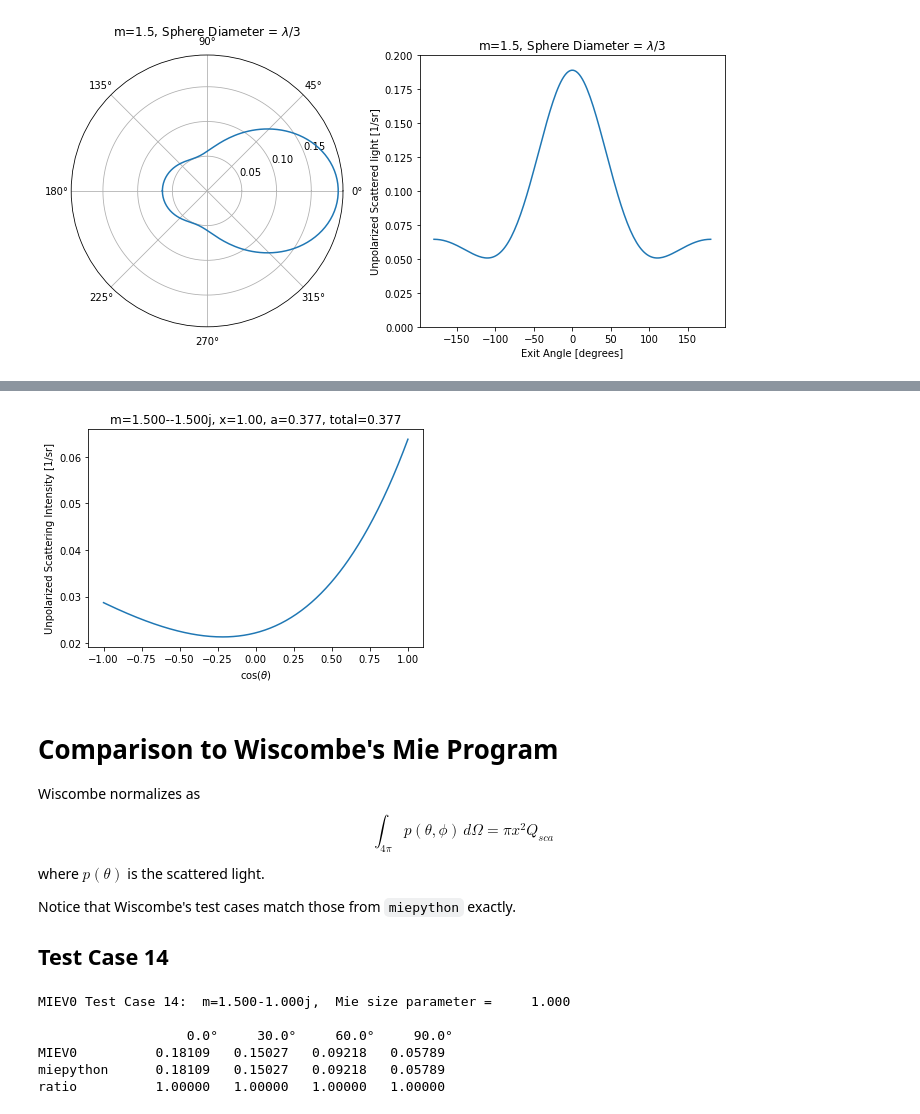
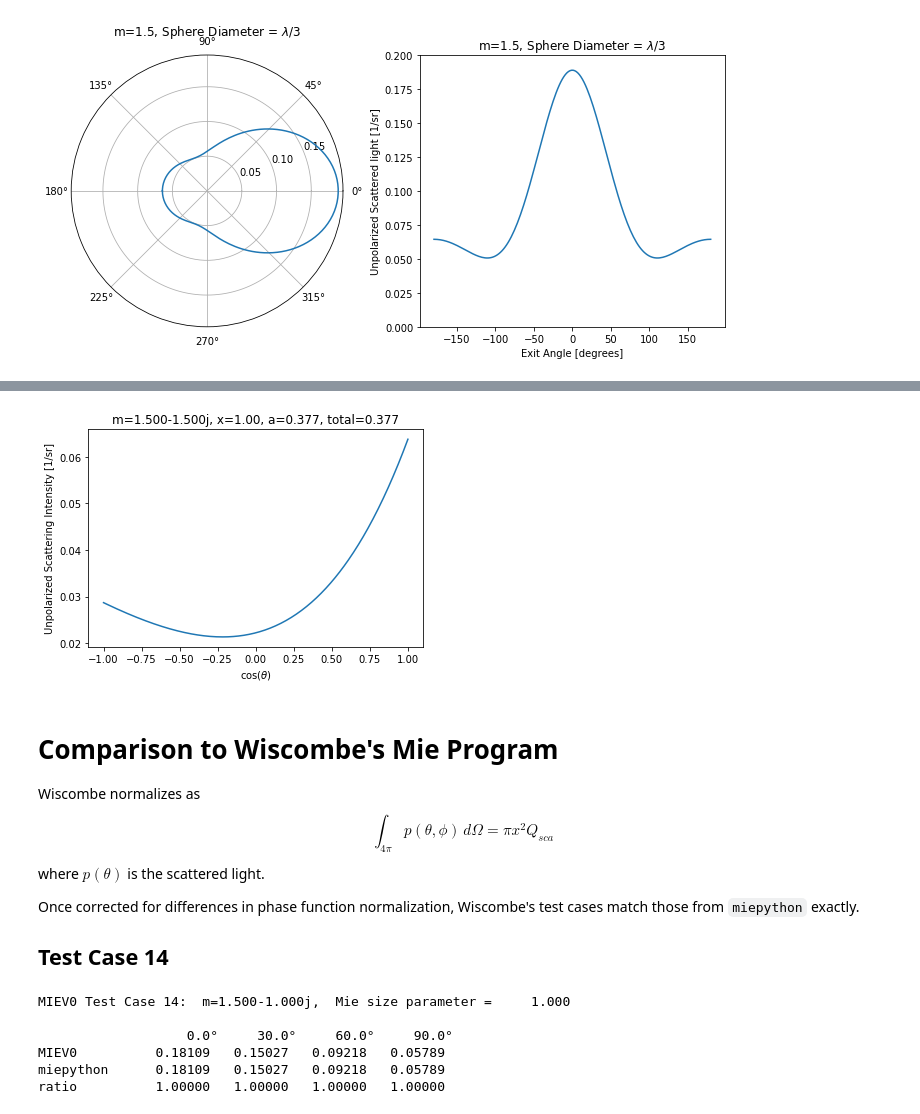
Before and after one commit to scottprahl/miepython, a Jupyter notebook: doc/03_angular_scattering.ipynb, the cells around one changed output, grey strips where cells are left out. Saved outputs shown, nothing was run; the diff lists cells and outputs as text; code cells hidden in the pictures.

```diff
--- a/doc/03_angular_scattering.ipynb
+++ b/doc/03_angular_scattering.ipynb
@@ -216,24 +239,24 @@ plt.show()
 # %%
 m = 1.5-1.5j
 x = 1
 theta = np.linspace(0,180,361)*np.pi/180
 mu = np.cos(theta)
 
 intensity = mp.i_unpolarized(m,x,mu)
 qext, qsca, qback, g = mp.mie(m,x)
 a = qsca/qext
 
 #integrate over all angles
 dtheta = theta[1]-theta[0]
 total = 2 * np.pi * dtheta * np.sum(intensity* np.sin(theta))
 
 plt.plot(mu,intensity)
 plt.xlabel(r'$\cos(\theta)$')
 plt.ylabel('Unpolarized Scattering Intensity [1/sr]')
-plt.title('m=%.3f-%.3fj, x=%.2f, a=%.3f, total=%.3f'%(m.real,m.imag,x,a, total))
+plt.title('m=%.3f%+.3fj, x=%.2f, a=%.3f, total=%.3f'%(m.real,m.imag,x,a, total))
 plt.show()
 # %% [output]
-[figure, old version]
+[figure, new version]
 # %% [markdown]
 # Comparison to Wiscombe's Mie Program
 
@@ -243,7 +266,7 @@ $$
 $$
 where $p(\theta)$ is the scattered light.
 
-Notice that Wiscombe's test cases match those from `miepython` exactly.
+Once corrected for differences in phase function normalization, Wiscombe's test cases match those from `miepython` exactly.
 
 ## Test Case 14
 # %%
```
Also changed, not shown: parts of 21 cells of this notebook.
